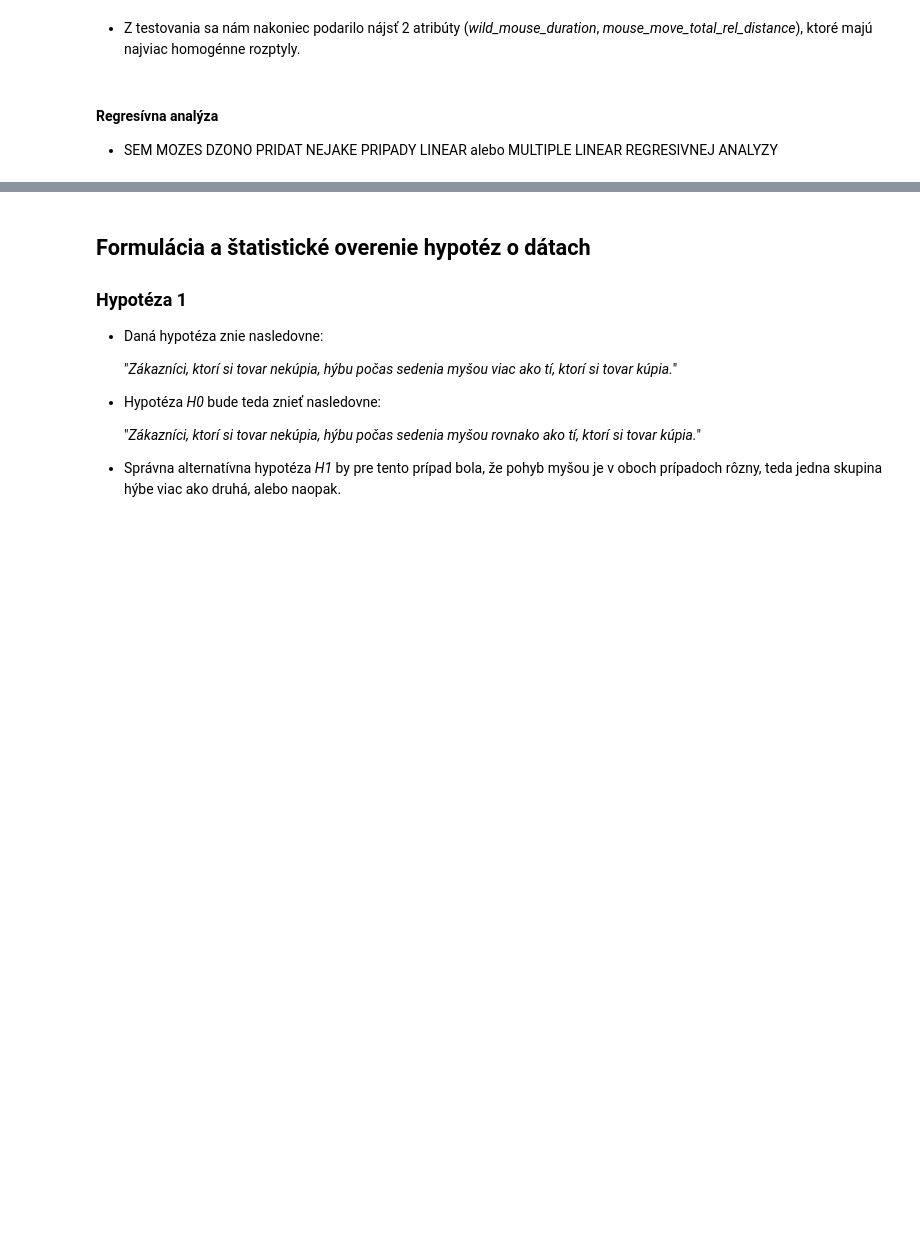
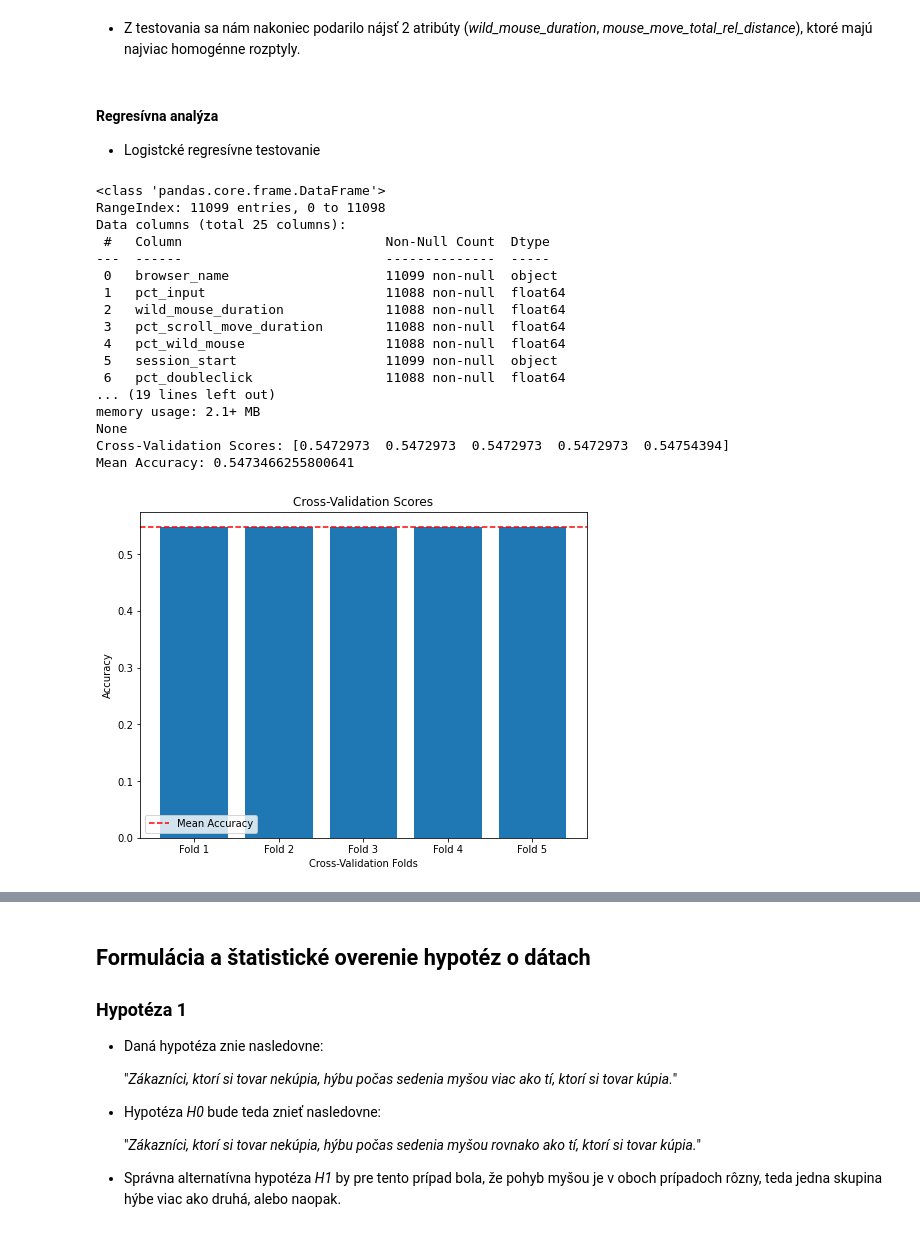
Before and after one commit to FilipMojto/IAU_project, a Jupyter notebook: EDA_report.ipynb, the cells around one changed output, grey strips where cells are left out. Saved outputs shown, nothing was run; the diff lists cells and outputs as text; code cells hidden in the pictures; blank space fills up the shorter version.

```diff
--- a/EDA_report.ipynb
+++ b/EDA_report.ipynb
@@ -562,4 +562,75 @@ p-value: 0.8247346856788068
 # %% [markdown]
 #### Regresívna analýza
 
-- SEM MOZES DZONO PRIDAT NEJAKE PRIPADY LINEAR alebo MULTIPLE LINEAR REGRESIVNEJ ANALYZY
+- Logistcké regresívne testovanie
+# %%
+# Import necessary libraries
+import pandas as pd
+from sklearn.linear_model import LogisticRegression
+from sklearn.model_selection import cross_val_score
+from sklearn.impute import SimpleImputer
+from sklearn.preprocessing import StandardScaler, OneHotEncoder
+import matplotlib.pyplot as plt
+
+SESSION_FILE_PATH = "resources/session.csv"
+
+df_sess = pd.read_csv(SESSION_FILE_PATH, delimiter='\t')
+
+# Basic info
+print(df_sess.info())
+
+# Select features for training
+selected_features = df_sess[['page_activity_duration', 'pct_rage_click', 'pct_scrandom']]
+
+X = selected_features.copy()  # Create a copy to avoid "SettingWithCopyWarning"
+y = df_sess['ack']            # 'ack' is target variable
+
+numerical_features = ['page_activity_duration', 'pct_rage_click', 'pct_scrandom']
+
+# Create an imputer for numerical features
+numerical_imputer = SimpleImputer(strategy='mean')
+X[numerical_features] = numerical_imputer.fit_transform(X[numerical_features])
+
+# Standardize numerical features
+scaler = StandardScaler()
+X[numerical_features] = scaler.fit_transform(X[numerical_features])
+
+# Logistic regression model
+model = LogisticRegression()
+
+# Cross-validation
+scores = cross_val_score(model, X, y, cv=5)  # 5-fold cross-validation
+
+# Display score
+print("Cross-Validation Scores:", scores)
+print("Mean Accuracy:", scores.mean())
+mean_accuracy = scores.mean()
+
+# Bar plot
+plt.figure(figsize=(8, 6))
+plt.bar(range(len(scores)), scores, tick_label=['Fold 1', 'Fold 2', 'Fold 3', 'Fold 4', 'Fold 5'])
+plt.axhline(y=mean_accuracy, color='r', linestyle='--', label='Mean Accuracy')
+plt.xlabel('Cross-Validation Folds')
+plt.ylabel('Accuracy')
+plt.title('Cross-Validation Scores')
+plt.legend()
+plt.show()
+# %% [output]
+<class 'pandas.core.frame.DataFrame'>
+RangeIndex: 11099 entries, 0 to 11098
+Data columns (total 25 columns):
+ #   Column                          Non-Null Count  Dtype
+---  ------                          --------------  -----
+ 0   browser_name                    11099 non-null  object
+ 1   pct_input                       11088 non-null  float64
+ 2   wild_mouse_duration             11088 non-null  float64
+ 3   pct_scroll_move_duration        11088 non-null  float64
+ 4   pct_wild_mouse                  11088 non-null  float64
+ 5   session_start                   11099 non-null  object
+ 6   pct_doubleclick                 11088 non-null  float64
+... (19 lines left out)
+memory usage: 2.1+ MB
+None
+Cross-Validation Scores: [0.5472973  0.5472973  0.5472973  0.5472973  0.54754394]
+Mean Accuracy: 0.5473466255800641
+[figure, added]
```
Also changed, not shown: parts of 8 cells of this notebook, 1 other file.
